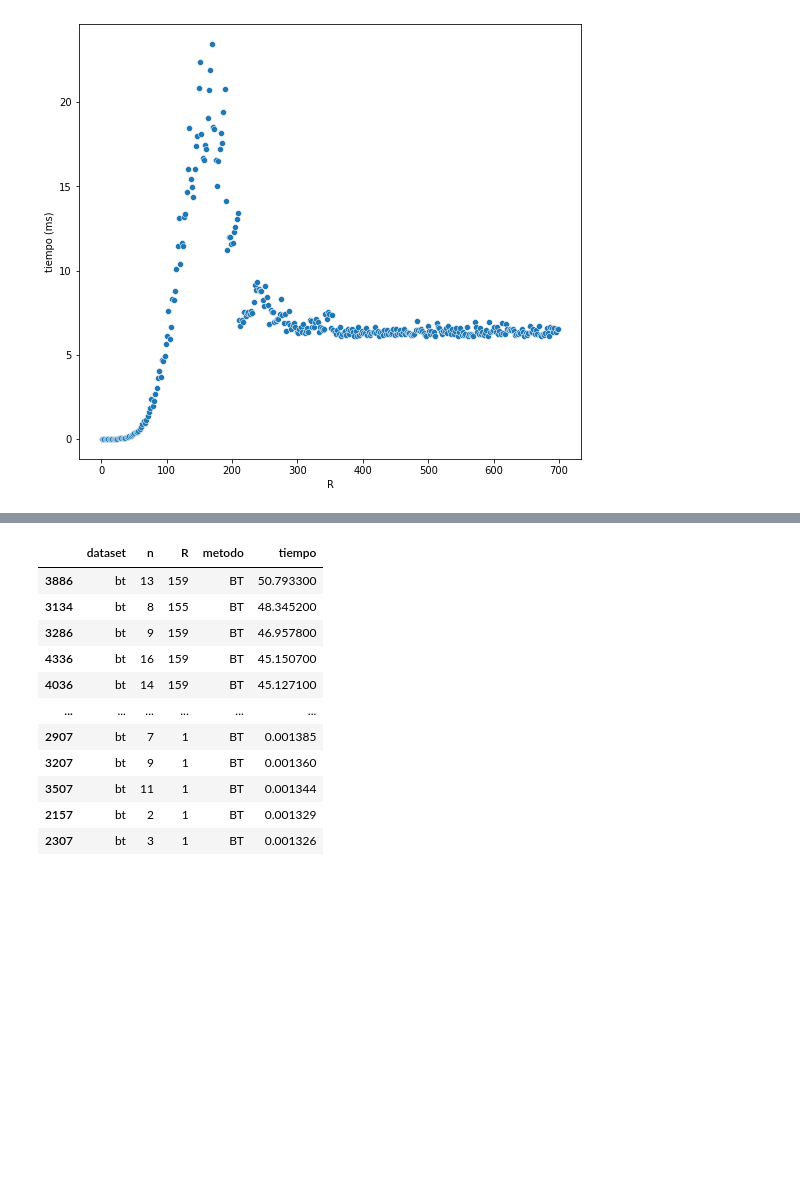
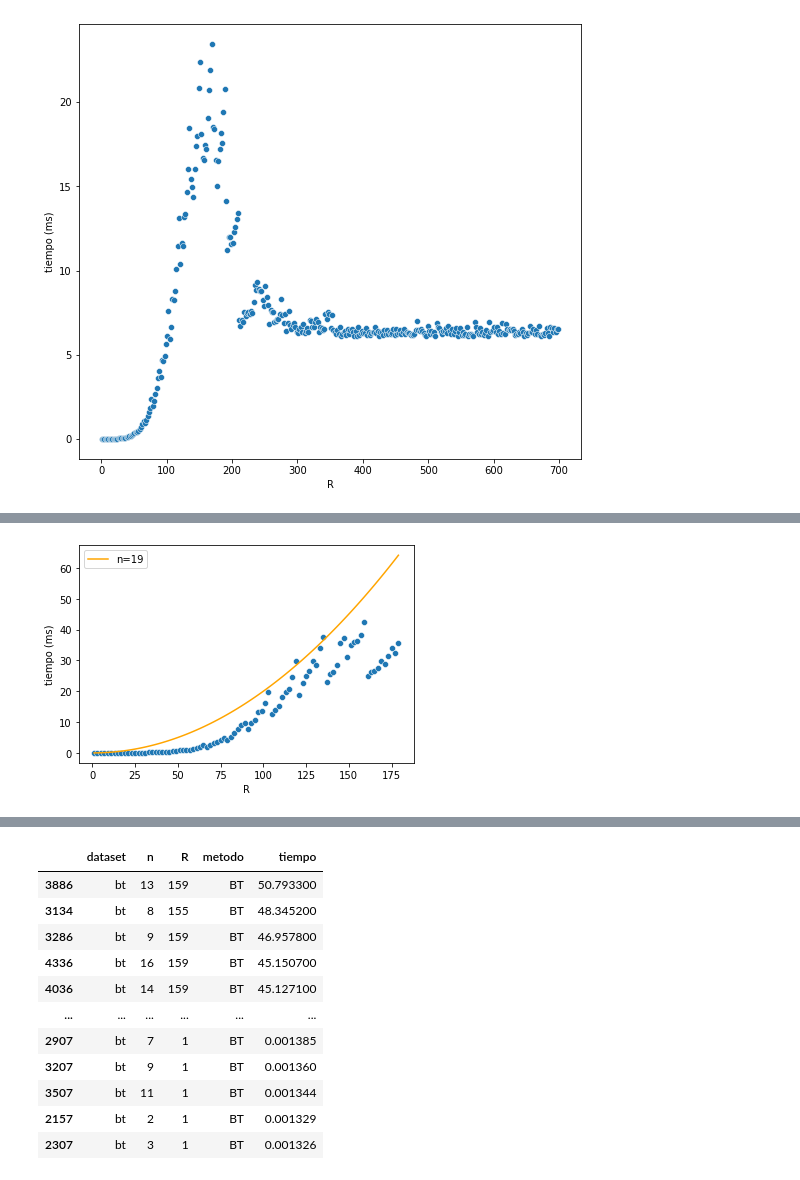
Before and after one commit to gianluca-capelo/tp1-algo3, a Jupyter notebook: python/analisis.ipynb, the cells around one changed output, grey strips where cells are left out. Drawn from its saved outputs; the diff is of its cells as text; code cells hidden in the pictures; blank space fills up the shorter version.

```diff
--- a/python/analisis.ipynb
+++ b/python/analisis.ipynb
@@ -268,0 +274,14 @@ plt.show()
+# %%
+n = 19
+df_BT = df_resultados[(df_resultados["metodo"]=="BT") & (df_resultados["dataset"] == "bt")].copy();
+
+df_BT["tiempo_esperado"] = ((df_BT["R"])**2) * 0.002;
+
+fig = sns.lineplot(data=df_BT[df_BT["n"]==n][df_BT["R"]<180] , x='R', y='tiempo_esperado', color="orange");
+
+fig = sns.scatterplot(data=df_BT[df_BT["n"]==n][df_BT["R"]<180], x='R', y='tiempo');
+fig.set(xlabel='R', ylabel='tiempo (ms)');
+fig.legend(labels=[f'n={n}']);
+plt.show()
+# %% [output]
+[figure, added]
```
Also changed, not shown: parts of 9 cells of this notebook.
